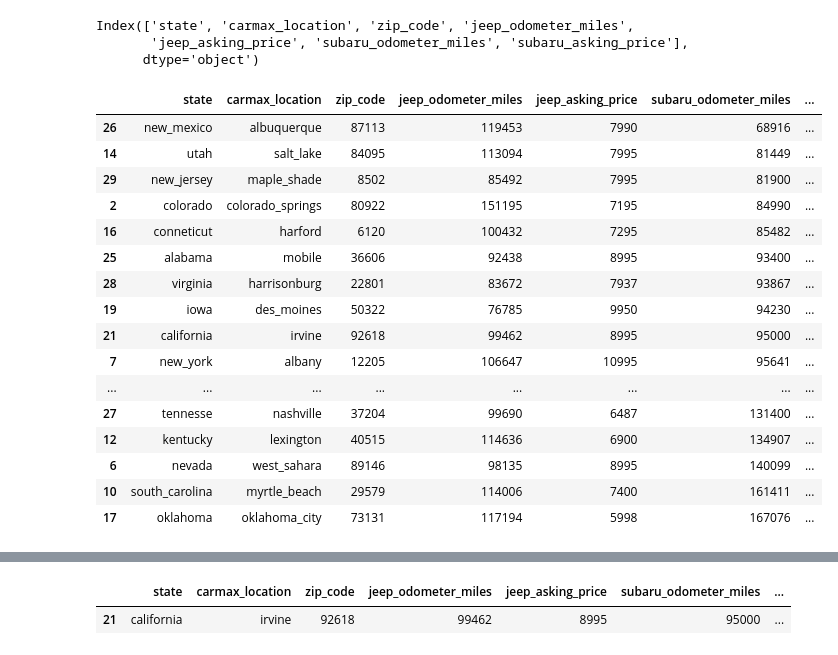
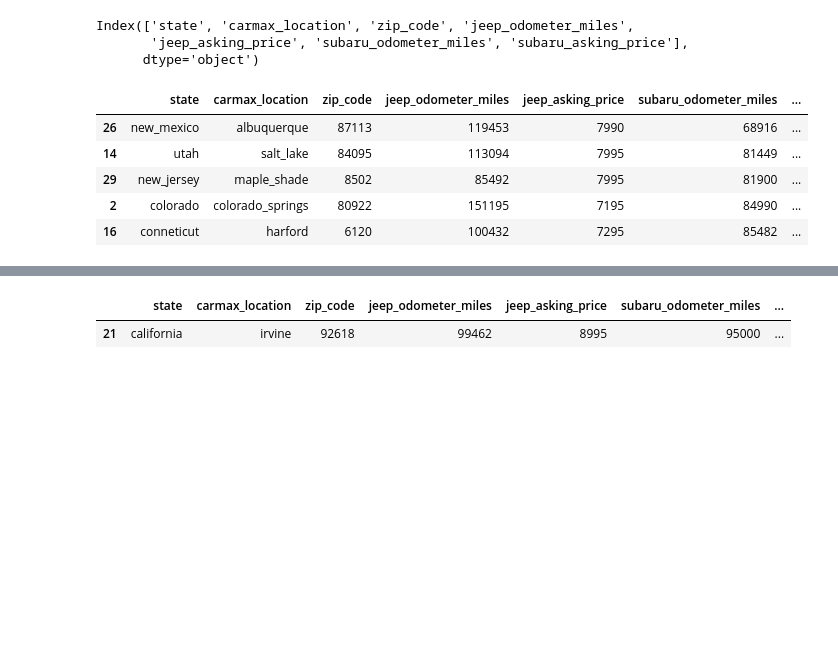
Before and after one commit to djdebonis/jeep_subaru, a Jupyter notebook: jeepsubaruanalysis.ipynb, the cells around one changed output, grey strips where cells are left out. Drawn from its saved outputs; the diff is of its cells as text; code cells hidden in the pictures; blank space fills up the shorter version.

```diff
--- a/jeepsubaruanalysis.ipynb
+++ b/jeepsubaruanalysis.ipynb
@@ -34,24 +35,13 @@ Index(['state', 'carmax_location', 'zip_code', 'jeep_odometer_miles',
       dtype='object')
 # %%
 # prints dataframe
-car_data.sort_values(by=['subaru_odometer_miles'])
+car_data.sort_values(by=['subaru_odometer_miles']).head()
 # %% [output]
 |  | state | carmax_location | zip_code | jeep_odometer_miles | jeep_asking_price | subaru_odometer_miles | ... |
 | 26 | new_mexico | albuquerque | 87113 | 119453 | 7990 | 68916 | ... |
 | 14 | utah | salt_lake | 84095 | 113094 | 7995 | 81449 | ... |
 | 29 | new_jersey | maple_shade | 8502 | 85492 | 7995 | 81900 | ... |
 | 2 | colorado | colorado_springs | 80922 | 151195 | 7195 | 84990 | ... |
 | 16 | conneticut | harford | 6120 | 100432 | 7295 | 85482 | ... |
-| 25 | alabama | mobile | 36606 | 92438 | 8995 | 93400 | ... |
-| 28 | virginia | harrisonburg | 22801 | 83672 | 7937 | 93867 | ... |
-| 19 | iowa | des_moines | 50322 | 76785 | 9950 | 94230 | ... |
-| 21 | california | irvine | 92618 | 99462 | 8995 | 95000 | ... |
-| 7 | new_york | albany | 12205 | 106647 | 10995 | 95641 | ... |
-| ... | ... | ... | ... | ... | ... | ... | ... |
-| 27 | tennesse | nashville | 37204 | 99690 | 6487 | 131400 | ... |
-| 12 | kentucky | lexington | 40515 | 114636 | 6900 | 134907 | ... |
-| 6 | nevada | west_sahara | 89146 | 98135 | 8995 | 140099 | ... |
-| 10 | south_carolina | myrtle_beach | 29579 | 114006 | 7400 | 161411 | ... |
-| 17 | oklahoma | oklahoma_city | 73131 | 117194 | 5998 | 167076 | ... |
 # %%
 # reads only the columns defined within brackets
```
Also changed, not shown: parts of 31 cells of this notebook.
